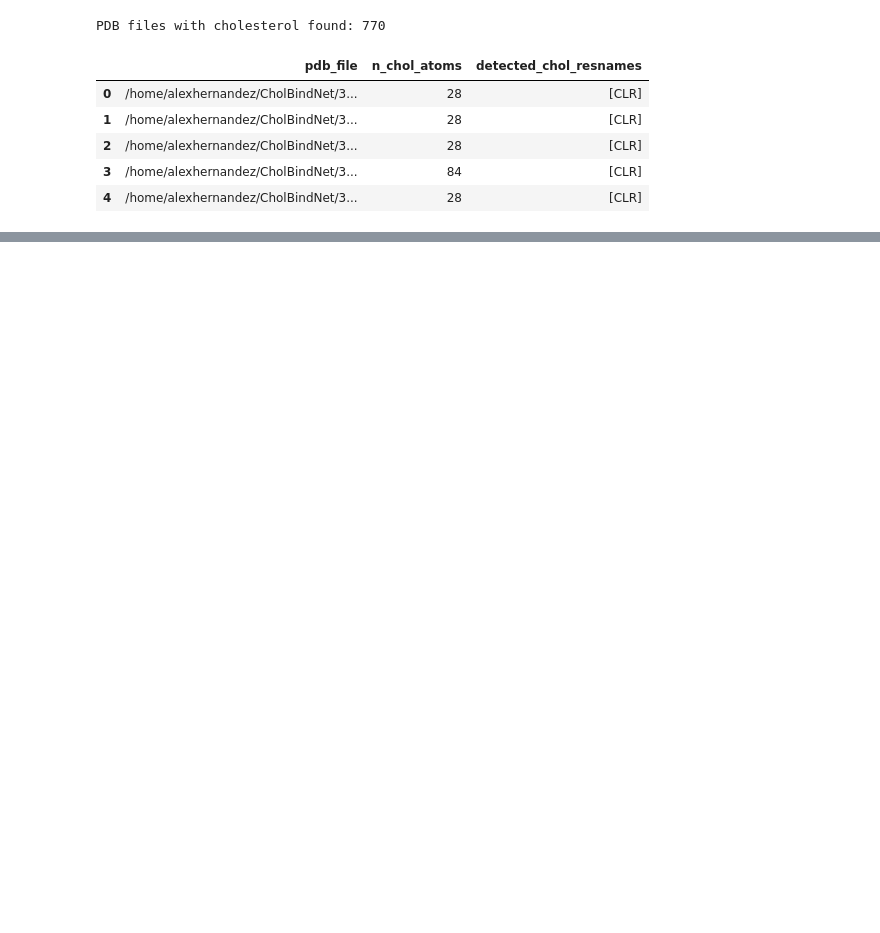
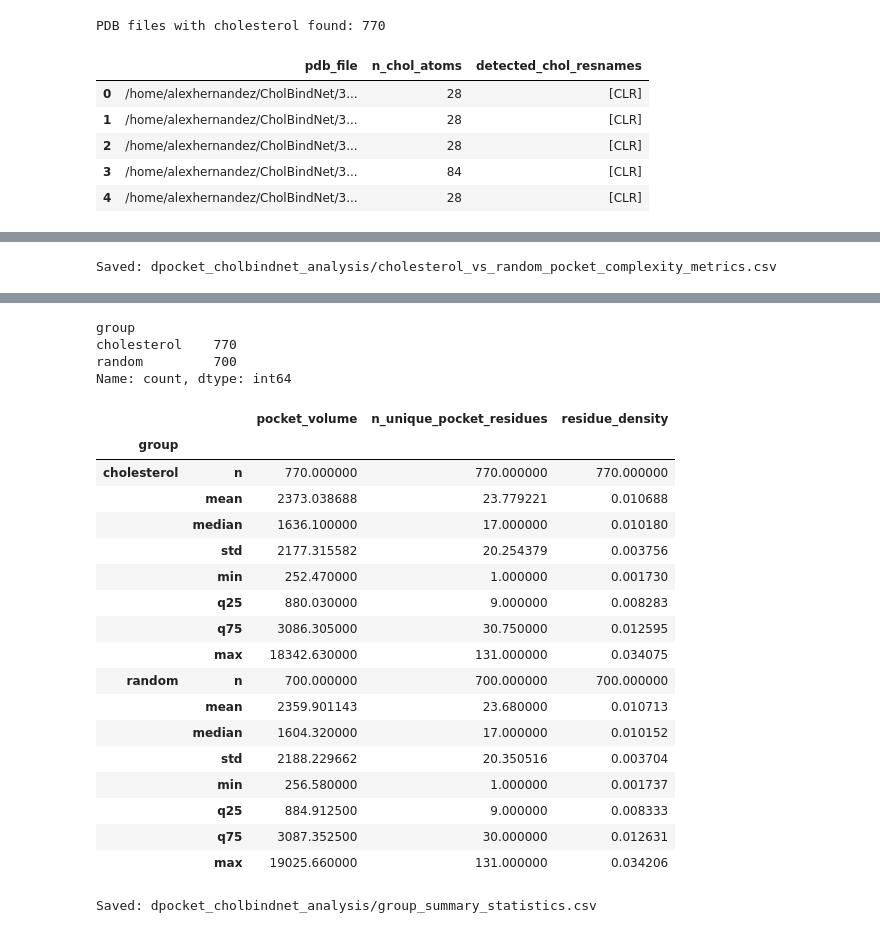
Before and after one commit to LynaLuo-Lab/CholBindNet, a Jupyter notebook: FPocketGNN/cholbindnet_dpocket_analysis.ipynb, the cells around one changed output, grey strips where cells are left out. Drawn from its saved outputs; the diff is of its cells as text; code cells hidden in the pictures; blank space fills up the shorter version.

```diff
--- a/FPocketGNN/cholbindnet_dpocket_analysis.ipynb
+++ b/FPocketGNN/cholbindnet_dpocket_analysis.ipynb
@@ -581,32 +811,44 @@ Saved: dpocket_cholbindnet_analysis/cholesterol_pocket_complexity_metrics.csv
 # %%
+# --- Combine cholesterol and random results ---
 
-# --- Summary statistics for the revision ---
+combined_df = pd.concat(
+    [chol_df.copy(), random_df.copy()],
+    ignore_index=True
+)
 
-summary_stats = pd.DataFrame({
-    "metric": ["pocket_volume", "n_unique_pocket_residues", "residue_density"]
-})
+combined_df = combined_df.replace([np.inf, -np.inf], np.nan)
+
+combined_csv = OUT_DIR / "cholesterol_vs_random_pocket_complexity_metrics.csv"
+combined_df.to_csv(combined_csv, index=False)
+print("Saved:", combined_csv)
+
+display(combined_df.head())
+print(combined_df["group"].value_counts())
+
+# --- Summary statistics by group ---
 
 def metric_summary(series):
     s = pd.to_numeric(series, errors="coerce").dropna()
-    return {
+    return pd.Series({
         "n": len(s),
         "mean": s.mean(),
         "median": s.median(),
         "std": s.std(ddof=1) if len(s) > 1 else np.nan,
         "min": s.min(),
+        "q25": s.quantile(0.25),
+        "q75": s.quantile(0.75),
         "max": s.max(),
-        "q25": s.quantile(0.25),
-        "q75": s.quantile(0.75)
-    }
+    })
 
-rows = []
-for metric in ["pocket_volume", "n_unique_pocket_residues", "residue_density"]:
-    stats = metric_summary(merged_df[metric])
-    stats["metric"] = metric
-    rows.append(stats)
+group_summary = (
+    combined_df
+    .groupby("group")[["pocket_volume", "n_unique_pocket_residues", "residue_density"]]
+    .apply(lambda g: g.apply(metric_summary))
+)
 
-summary_stats = pd.DataFrame(rows)[["metric", "n", "mean", "median", "std", "min", "q25", "q75", "max"]]
-display(summary_stats)
+display(group_summary)
 
-summary_stats.to_csv(OUT_DIR / "summary_statistics.csv", index=False)
+group_summary.to_csv(OUT_DIR / "group_summary_statistics.csv")
+print("Saved:", OUT_DIR / "group_summary_statistics.csv")
 # %% [output]
+Saved: dpocket_cholbindnet_analysis/cholesterol_vs_random_pocket_complexity_metrics.csv
@@ -617 +861,24 @@ summary_stats.to_csv(OUT_DIR / "summary_statistics.csv", index=False)
+group
+cholesterol    770
+random         700
+Name: count, dtype: int64
+|  |  | pocket_volume | n_unique_pocket_residues | residue_density |
+| group |  |  |  |  |
+| cholesterol | n | 770.000000 | 770.000000 | 770.000000 |
+|  | mean | 2373.038688 | 23.779221 | 0.010688 |
+|  | median | 1636.100000 | 17.000000 | 0.010180 |
+|  | std | 2177.315582 | 20.254379 | 0.003756 |
+|  | min | 252.470000 | 1.000000 | 0.001730 |
+|  | q25 | 880.030000 | 9.000000 | 0.008283 |
+|  | q75 | 3086.305000 | 30.750000 | 0.012595 |
+|  | max | 18342.630000 | 131.000000 | 0.034075 |
+| random | n | 700.000000 | 700.000000 | 700.000000 |
+|  | mean | 2359.901143 | 23.680000 | 0.010713 |
+|  | median | 1604.320000 | 17.000000 | 0.010152 |
+|  | std | 2188.229662 | 20.350516 | 0.003704 |
+|  | min | 256.580000 | 1.000000 | 0.001737 |
+|  | q25 | 884.912500 | 9.000000 | 0.008333 |
+|  | q75 | 3087.352500 | 30.000000 | 0.012631 |
+|  | max | 19025.660000 | 131.000000 | 0.034206 |
+Saved: dpocket_cholbindnet_analysis/group_summary_statistics.csv
 # %%
```
Also changed, not shown: parts of 26 cells of this notebook.
